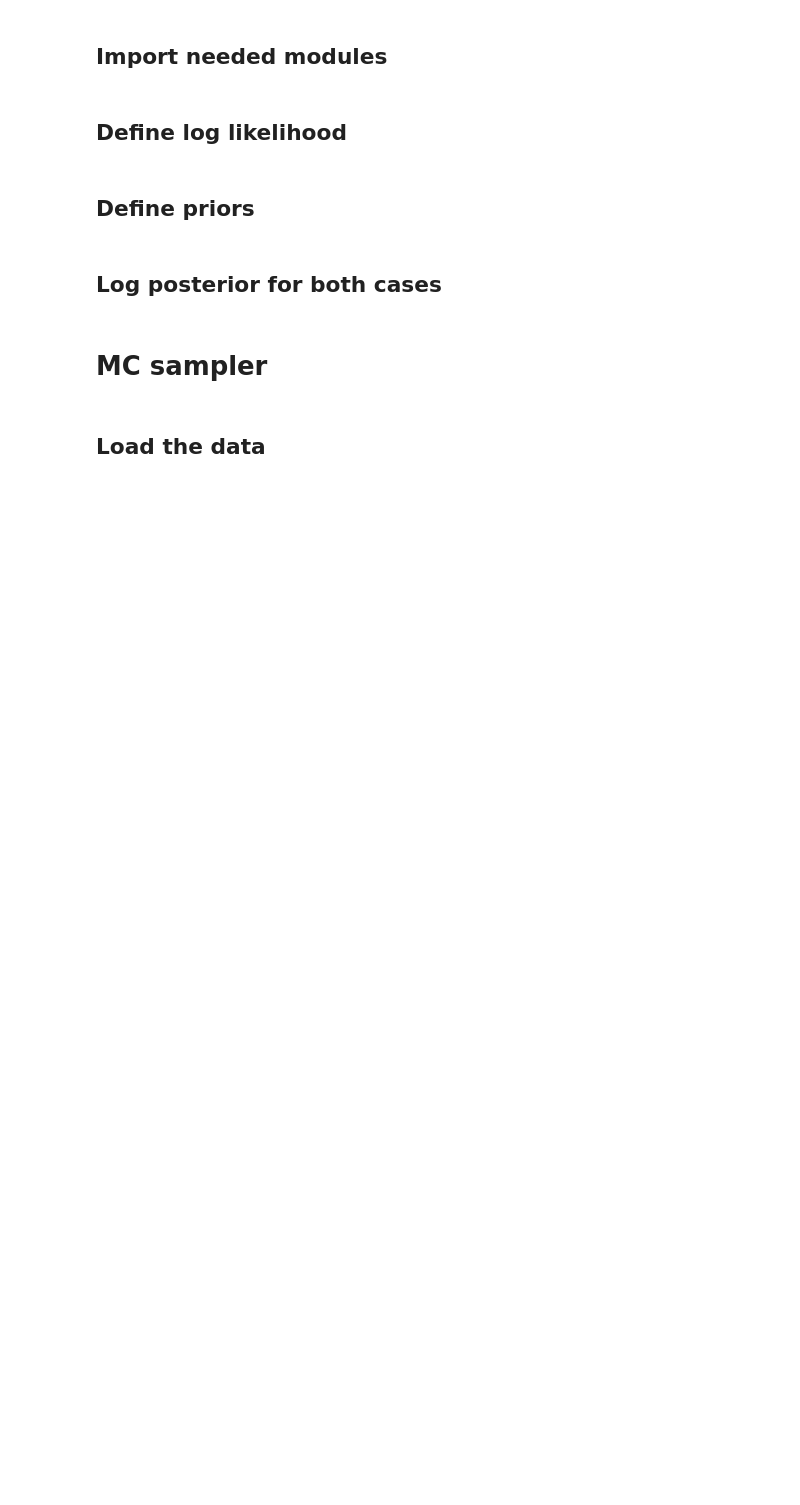
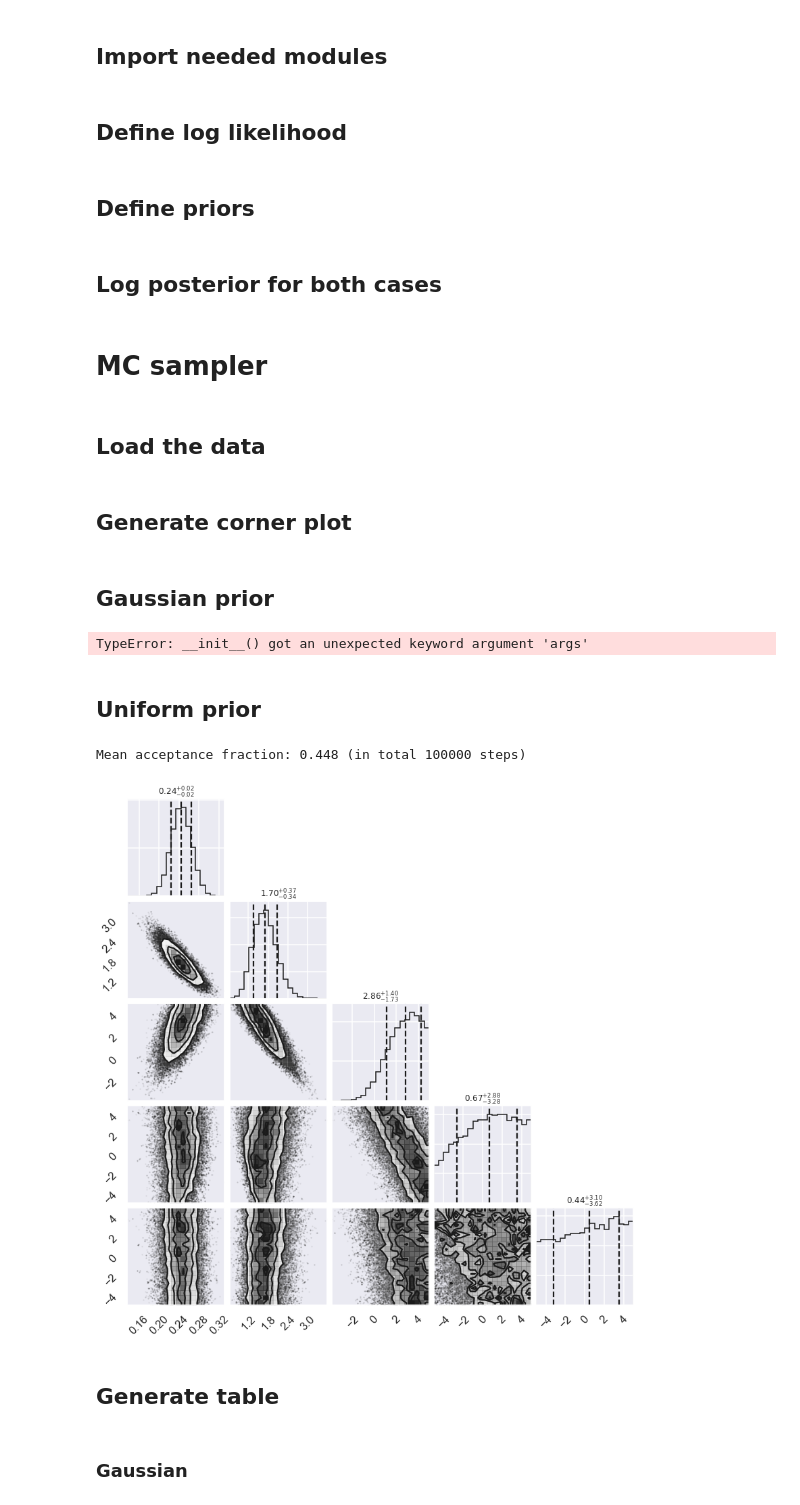
Before and after one commit to toej93/Physics-8805, a Jupyter notebook: mini-projects/mini-project_I_toy_model_of_EFT.ipynb, the cells around one changed output. Drawn from its saved outputs; the diff is of its cells as text; code cells hidden in the pictures; blank space fills up the shorter version.

```diff
--- a/mini-projects/mini-project_I_toy_model_of_EFT.ipynb
+++ b/mini-projects/mini-project_I_toy_model_of_EFT.ipynb
@@ -110,7 +110,64 @@ def log_posterior_Uniform(theta, x,y,dy):
 # %% [markdown]
 ## Load the data
 # %%
-data_paper=pd.read_csv("D1_c_5.dat")
+data_paper=pd.read_csv("D1_c_5.dat",)
 x=np.array(data_paper["x"])
 y=np.array(data_paper["data"])
 dy=np.array(data_paper["sigma"])
+# %%
+def RunMC(log_posterior,ndim):
+
+#     ndim = 7  # number of parameters in the model
+    nwalkers = 50  # number of MCMC walkers
+    nsteps = 2000 # steps per walker
+
+#     print(f'{nwalkers} walkers: {nsteps} samples each')
+
+    # initialize walkers
+    starting_guesses = np.random.randn(nwalkers, ndim) #fix
+
+    nburn=200
+
+    sampler = emcee.EnsembleSampler(nwalkers, ndim, log_posterior, args=[x,y,dy])
+
+
+    #sampler = emcee.EnsembleSampler(nwalkers, ndim, log_posterior, args=[D])
+
+    # "burn-in" period; save final positions and then reset
+    pos, prob, state = sampler.run_mcmc(starting_guesses, nburn)
+    sampler.reset()
+
+    # sampling period
+    sampler.run_mcmc(pos, nsteps)
+
+    print("Mean acceptance fraction: {0:.3f} (in total {1} steps)"
+                    .format(np.mean(sampler.acceptance_fraction),nwalkers*nsteps))
+
+    # discard burn-in points and flatten the walkers; the shape of samples is (nwalkers*nsteps, ndim)
+    samples = sampler.chain.reshape((-1, ndim))
+    return samples
+# %% [markdown]
+## Generate corner plot
+# %% [markdown]
+## Gaussian prior
+# %%
+samples=RunMC(log_posterior_Gaussian,4)
+#fig = corner.corner(samples,labels=[r"$a_0$", r"$a_1$",r"$a_2$",r"$a_3$"],show_titles=True,title_kwargs={"fontsize": 12},use_math_text=True)
+fig = corner.corner(samples, quantiles=[0.16, 0.5, 0.84],
+                       show_titles=True, title_kwargs={"fontsize": 12})
+# %% [output]
+TypeError: __init__() got an unexpected keyword argument 'args'
+# %% [markdown]
+## Uniform prior
+# %%
+samples=RunMC(log_posterior_Uniform,5)
+#fig = corner.corner(samples,labels=[r"$a_0$", r"$a_1$",r"$a_2$",r"$a_3$"],show_titles=True,title_kwargs={"fontsize": 12},use_math_text=True)
+fig = corner.corner(samples, quantiles=[0.16, 0.5, 0.84],
+                       show_titles=True, title_kwargs={"fontsize": 12})
+# %% [output]
+Mean acceptance fraction: 0.448 (in total 100000 steps)
+[figure, added]
+# %% [markdown]
+## Generate table
+# %% [markdown]
+### Gaussian
```
Also changed, not shown: parts of 7 cells of this notebook, 1 other file.
